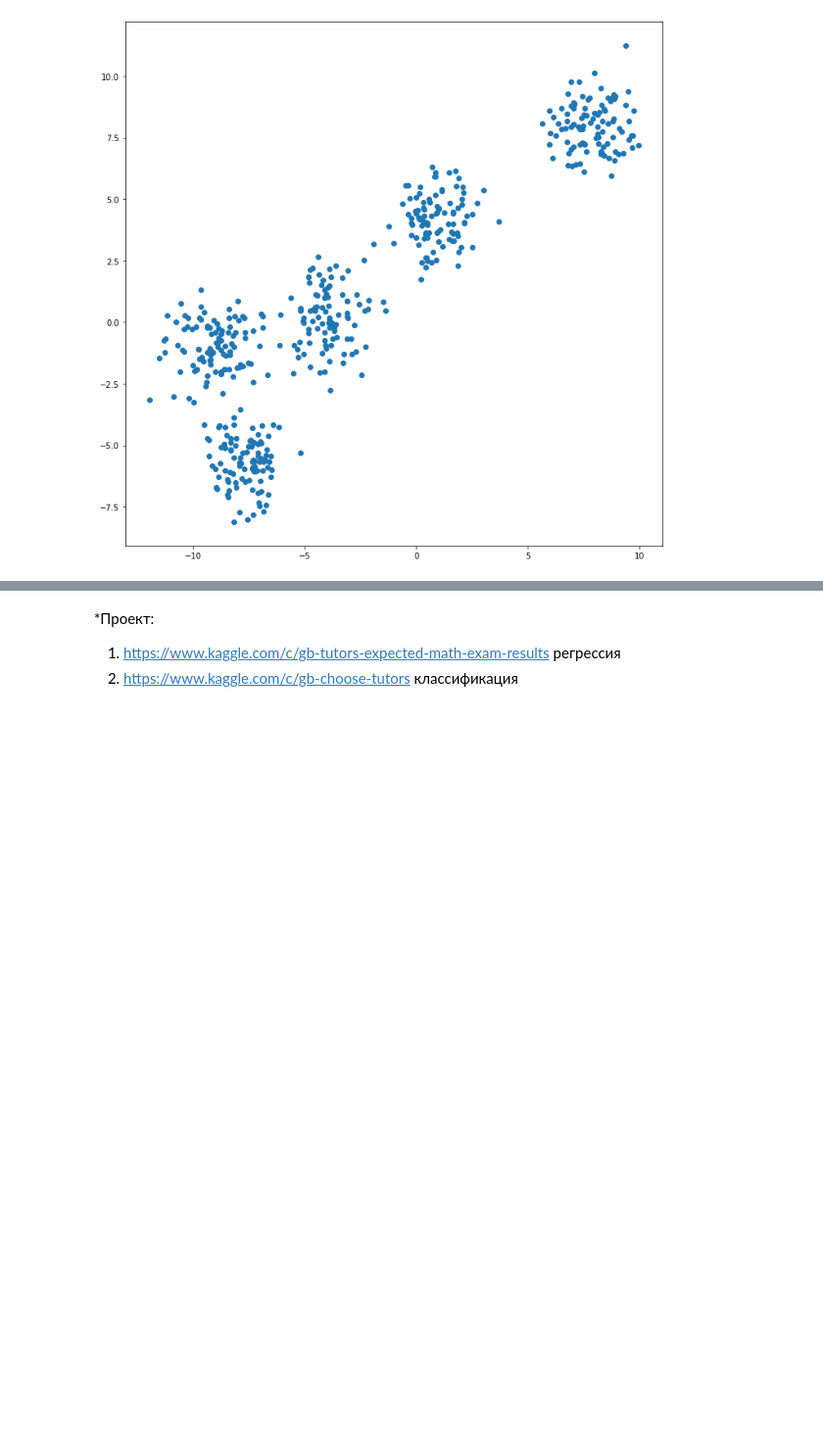
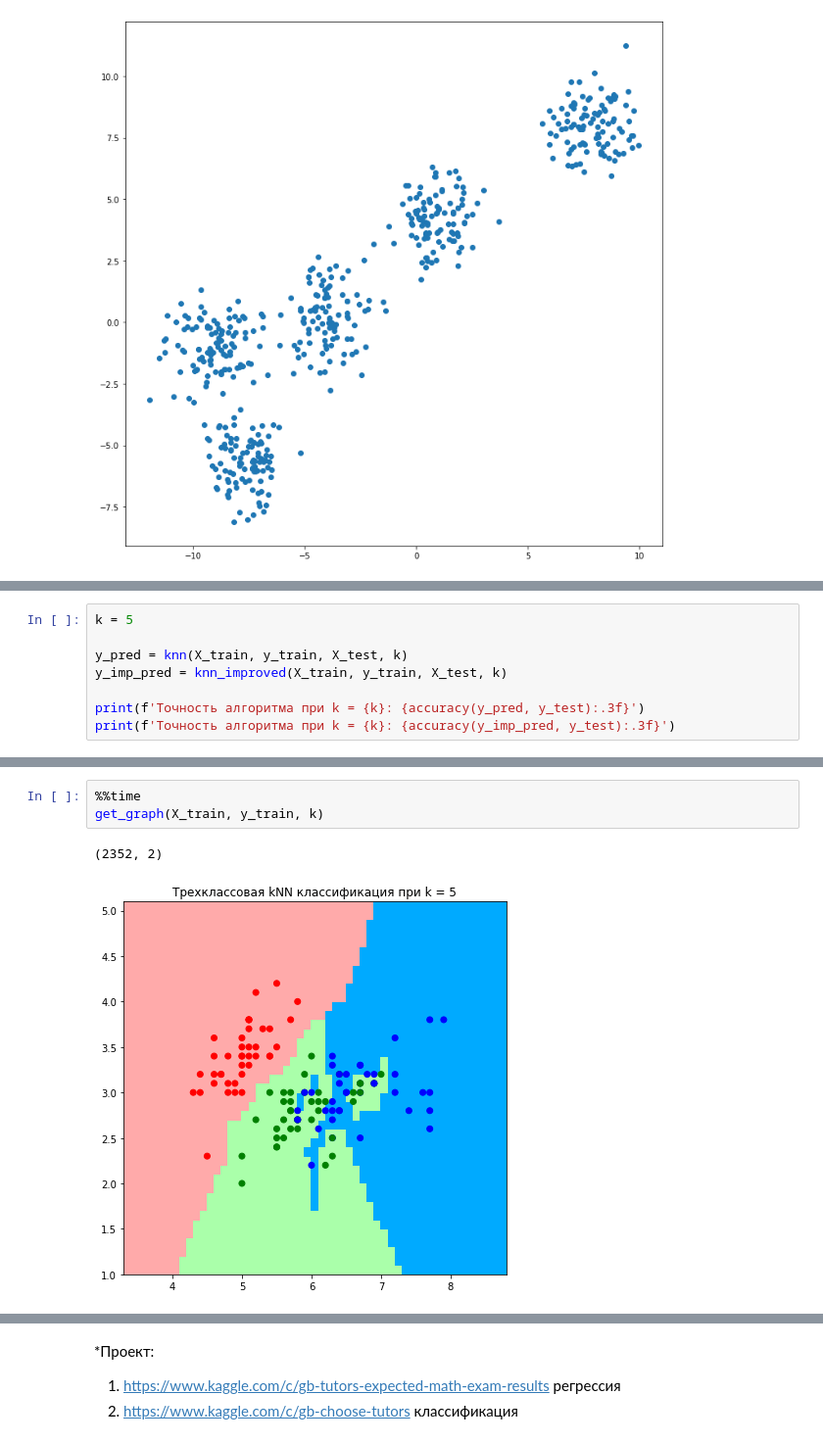
Before and after one commit to Anbionchik/Git_brain_lessons, a Jupyter notebook: Data_analysis_algorythms/Les7/Lesson_7_extended.ipynb, the cells around one changed output, grey strips where cells are left out. Shown: that part at 98% size. Saved outputs shown, nothing was run; the diff lists cells and outputs as text; blank space fills up the shorter version.

```diff
--- a/Data_analysis_algorythms/Les7/Lesson_7_extended.ipynb
+++ b/Data_analysis_algorythms/Les7/Lesson_7_extended.ipynb
@@ -843,0 +916,8 @@ plt.show()
+# %%
+k = 5
+
+y_pred = knn(X_train, y_train, X_test, k)
+y_imp_pred = knn_improved(X_train, y_train, X_test, k)
+
+print(f'Точность алгоритма при k = {k}: {accuracy(y_pred, y_test):.3f}')
+print(f'Точность алгоритма при k = {k}: {accuracy(y_imp_pred, y_test):.3f}')
@@ -843,0 +954,6 @@ plt.show()
+# %%
+%%time
+get_graph(X_train, y_train, k)
+# %% [output]
+(2352, 2)
+[figure, added]
```
Also changed, not shown: parts of 19 cells of this notebook.
